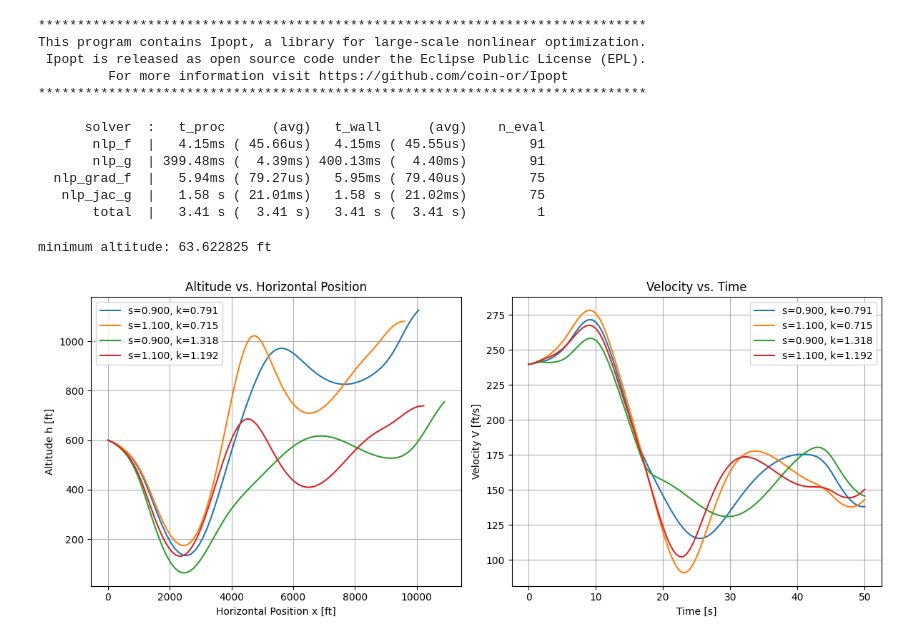
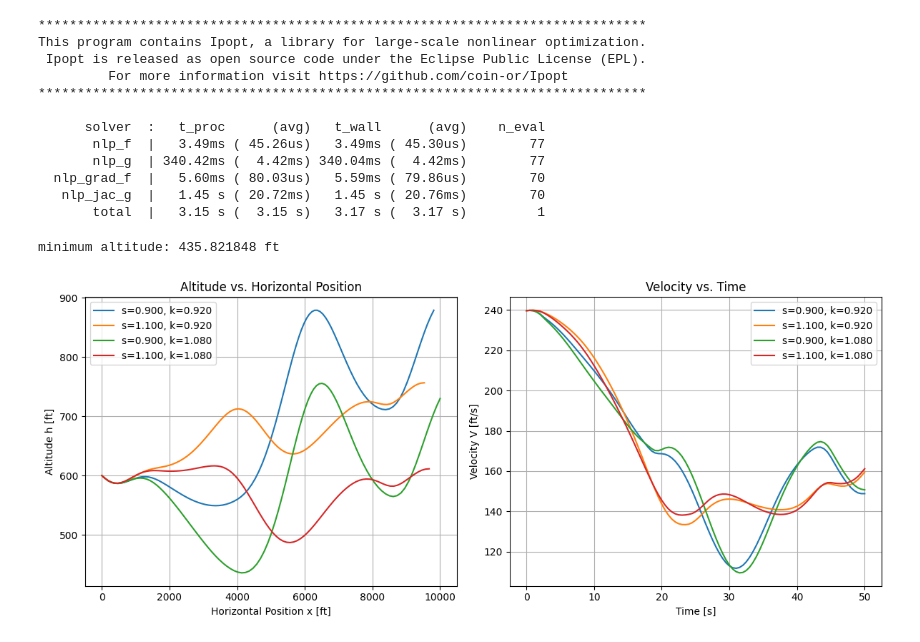
Before and after one commit to dmw1998/Case_Study_Log, a Jupyter notebook: wider_weaker_wind_PCE.ipynb, the cells around one changed output. Saved outputs shown, nothing was run; the diff lists cells and outputs as text; code cells hidden in the pictures.

```diff
--- a/wider_weaker_wind_PCE.ipynb
+++ b/wider_weaker_wind_PCE.ipynb
@@ -28,7 +29,7 @@ def plot_pce_trajectories(res, tf, N, pce_order, k_mean, k_std, s_mean, s_std):
     plt.subplot(1,2,1)
     for j in range(M):
         k_val, s_val = nodes[:, j]
-        plt.plot(x[j], h[j], label=f's={s_val:.3f}, k={k_val/np.sqrt(s_val):.3f}')
+        plt.plot(x[j], h[j], label=f's={s_val:.3f}, k={k_val:.3f}')
 
     plt.xlabel('Horizontal Position x [ft]')
     plt.ylabel('Altitude h [ft]')
@@ -40,7 +41,7 @@ def plot_pce_trajectories(res, tf, N, pce_order, k_mean, k_std, s_mean, s_std):
     plt.subplot(1,2,2)
     for i in range(M):
         k_val, s_val = nodes[:, i]
-        plt.plot(t_grid, V[i], label=f's={s_val:.3f}, k={k_val/np.sqrt(s_val):.3f}')
+        plt.plot(t_grid, V[i], label=f's={s_val:.3f}, k={k_val:.3f}')
     plt.xlabel('Time [s]')
     plt.ylabel('Velocity V [ft/s]')
     plt.title('Velocity vs. Time')
@@ -261,8 +262,9 @@ def solve_wider_wind_ocp_pce(tf, N, pce_order, k_mean, k_std, s_mean, s_std):
     h_ddot_all = [[] for _ in range(N)]
 
     for j in range(M):
-        k_org, s_val = nodes[:, j]
-        k_val = k_org / np.sqrt(s_val)  # Adjust k_val for PCE scaling
+        # k_org, s_val = nodes[:, j]
+        # k_val = k_org / np.sqrt(s_val)  # Adjust k_val for PCE scaling
+        k_val, s_val = nodes[:, j]
 
         for i in range(N):
             h_physical = h_s[:, i] * hscale
@@ -380,6 +603,6 @@ def solve_wider_wind_ocp_pce(tf, N, pce_order, k_mean, k_std, s_mean, s_std):
 # %%
 res = solve_wider_wind_ocp_pce(tf=50, N=100, pce_order=1,
-                               k_mean=1.0, k_std=0.25,
+                               k_mean=1.0, k_std=0.08,
                                s_mean=1.0, s_std=0.1)
 # %% [output]
 ******************************************************************************
@@ -389,15 +612,15 @@ This program contains Ipopt, a library for large-scale nonlinear optimization.
 ******************************************************************************
 
       solver  :   t_proc      (avg)   t_wall      (avg)    n_eval
-       nlp_f  |   4.15ms ( 45.66us)   4.15ms ( 45.55us)        91
-       nlp_g  | 399.48ms (  4.39ms) 400.13ms (  4.40ms)        91
-  nlp_grad_f  |   5.94ms ( 79.27us)   5.95ms ( 79.40us)        75
-   nlp_jac_g  |   1.58 s ( 21.01ms)   1.58 s ( 21.02ms)        75
-       total  |   3.41 s (  3.41 s)   3.41 s (  3.41 s)         1
+       nlp_f  |   3.49ms ( 45.26us)   3.49ms ( 45.30us)        77
+       nlp_g  | 340.42ms (  4.42ms) 340.04ms (  4.42ms)        77
+  nlp_grad_f  |   5.60ms ( 80.03us)   5.59ms ( 79.86us)        70
+   nlp_jac_g  |   1.45 s ( 20.72ms)   1.45 s ( 20.76ms)        70
+       total  |   3.15 s (  3.15 s)   3.17 s (  3.17 s)         1
 # %%
 plot_pce_trajectories(res, tf=50, N=100, pce_order=1,
-                      k_mean=1.0, k_std=0.25,
+                      k_mean=1.0, k_std=0.08,
                       s_mean=1.0, s_std=0.1)
 # %% [output]
-minimum altitude: 63.622825 ft
+minimum altitude: 435.821848 ft
-[figure, old version]
+[figure, new version]
```
Also changed, not shown: parts of 6 cells of this notebook.
